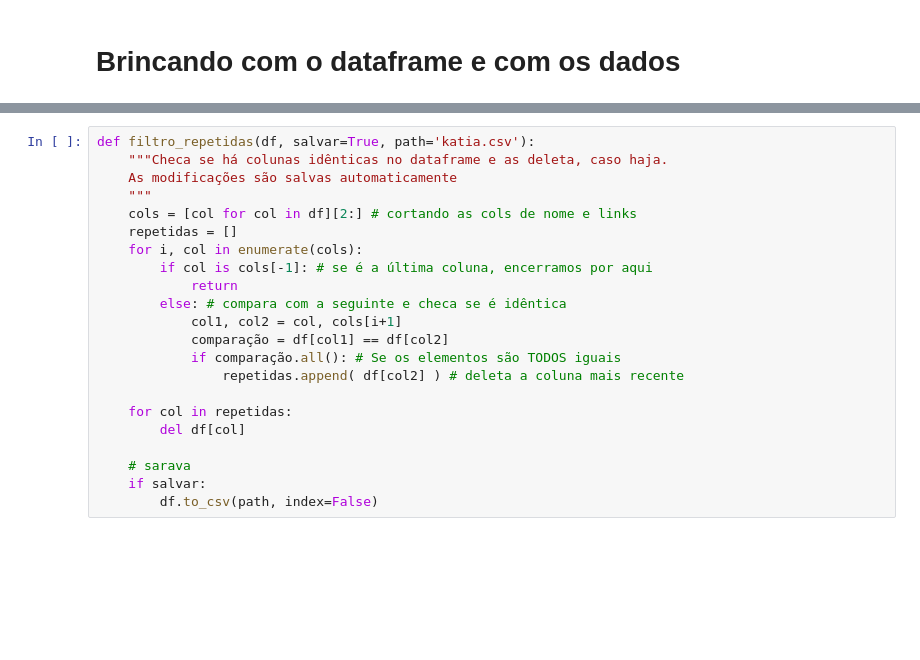
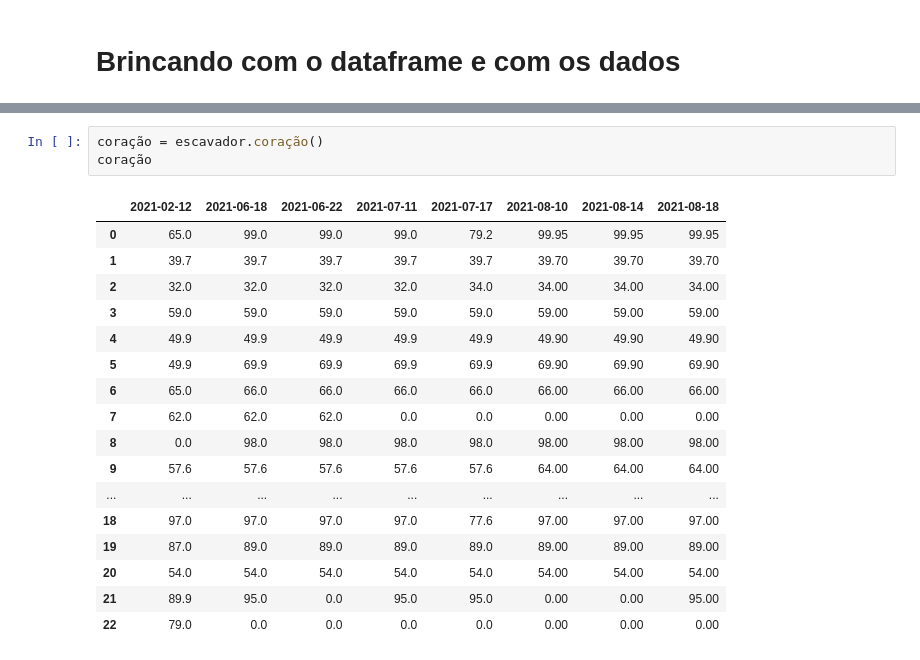
Before and after one commit to d-nct/cachaca, a Jupyter notebook: Cachaça.ipynb, the cells around one changed output, grey strips where cells are left out. Saved outputs shown, nothing was run; the diff lists cells and outputs as text; blank space fills up the shorter version.

```diff
--- a/Cachaça.ipynb
+++ b/Cachaça.ipynb
@@ -78,22 +57,21 @@ df
-# %%
-def filtro_repetidas(df, salvar=True, path='katia.csv'):
-    """Checa se há colunas idênticas no dataframe e as deleta, caso haja.
-    As modificações são salvas automaticamente
-    """
-    cols = [col for col in df][2:] # cortando as cols de nome e links
-    repetidas = []
-    for i, col in enumerate(cols):
-        if col is cols[-1]: # se é a última coluna, encerramos por aqui
-            return
-        else: # compara com a seguinte e checa se é idêntica
-            col1, col2 = col, cols[i+1]
-            comparação = df[col1] == df[col2]
-            if comparação.all(): # Se os elementos são TODOS iguais
-                repetidas.append( df[col2] ) # deleta a coluna mais recente
-
-    for col in repetidas:
-        del df[col]
-
-    # sarava
-    if salvar:
-        df.to_csv(path, index=False)
+# %%
+coração = escavador.coração()
+coração
+# %% [output]
+|  | 2021-02-12 | 2021-06-18 | 2021-06-22 | 2021-07-11 | 2021-07-17 | 2021-08-10 | 2021-08-14 | 2021-08-18 |
+| 0 | 65.0 | 99.0 | 99.0 | 99.0 | 79.2 | 99.95 | 99.95 | 99.95 |
+| 1 | 39.7 | 39.7 | 39.7 | 39.7 | 39.7 | 39.70 | 39.70 | 39.70 |
+| 2 | 32.0 | 32.0 | 32.0 | 32.0 | 34.0 | 34.00 | 34.00 | 34.00 |
+| 3 | 59.0 | 59.0 | 59.0 | 59.0 | 59.0 | 59.00 | 59.00 | 59.00 |
+| 4 | 49.9 | 49.9 | 49.9 | 49.9 | 49.9 | 49.90 | 49.90 | 49.90 |
+| 5 | 49.9 | 69.9 | 69.9 | 69.9 | 69.9 | 69.90 | 69.90 | 69.90 |
+| 6 | 65.0 | 66.0 | 66.0 | 66.0 | 66.0 | 66.00 | 66.00 | 66.00 |
+| 7 | 62.0 | 62.0 | 62.0 | 0.0 | 0.0 | 0.00 | 0.00 | 0.00 |
+| 8 | 0.0 | 98.0 | 98.0 | 98.0 | 98.0 | 98.00 | 98.00 | 98.00 |
+| 9 | 57.6 | 57.6 | 57.6 | 57.6 | 57.6 | 64.00 | 64.00 | 64.00 |
+| ... | ... | ... | ... | ... | ... | ... | ... | ... |
+| 18 | 97.0 | 97.0 | 97.0 | 97.0 | 77.6 | 97.00 | 97.00 | 97.00 |
+| 19 | 87.0 | 89.0 | 89.0 | 89.0 | 89.0 | 89.00 | 89.00 | 89.00 |
+| 20 | 54.0 | 54.0 | 54.0 | 54.0 | 54.0 | 54.00 | 54.00 | 54.00 |
+| 21 | 89.9 | 95.0 | 0.0 | 95.0 | 95.0 | 0.00 | 0.00 | 95.00 |
+| 22 | 79.0 | 0.0 | 0.0 | 0.0 | 0.0 | 0.00 | 0.00 | 0.00 |
```
Also changed, not shown: parts of 12 cells of this notebook, 2 other files.
